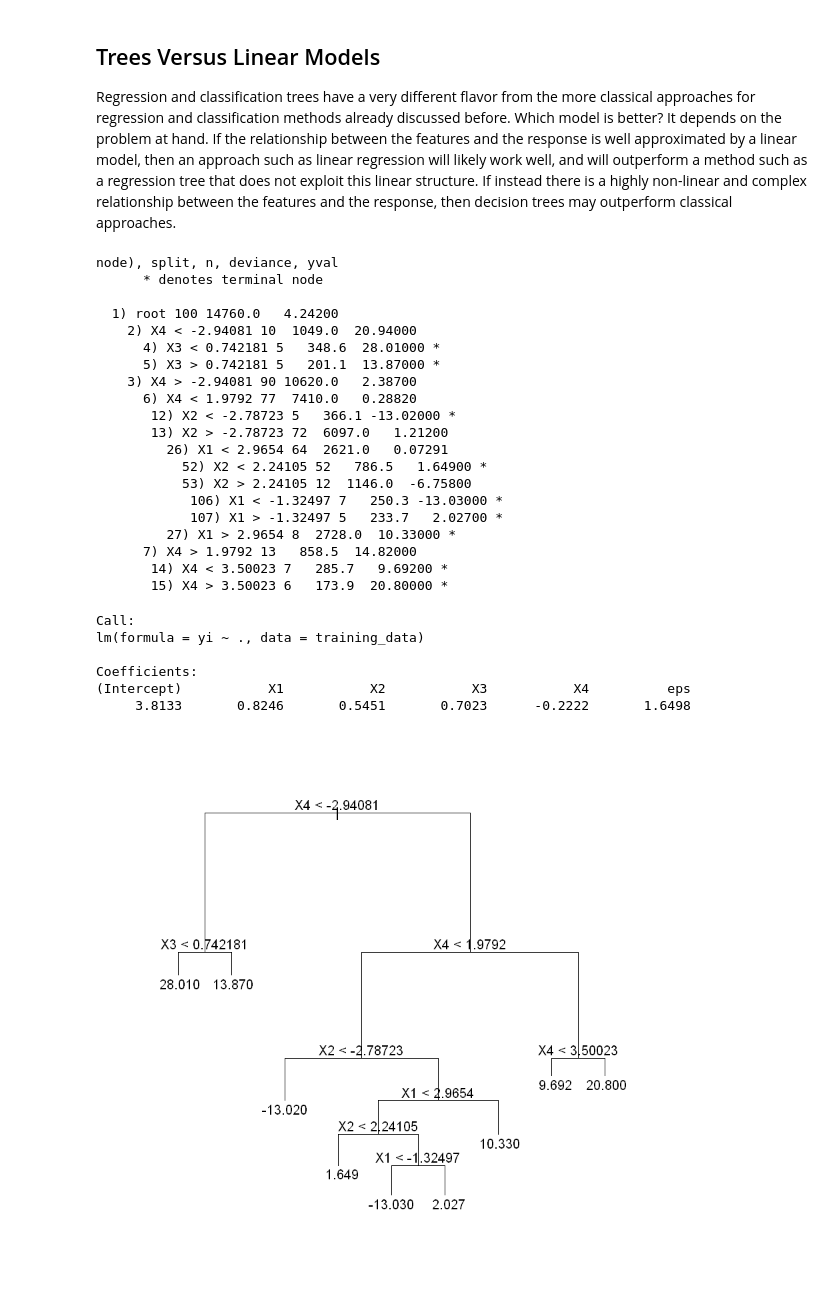
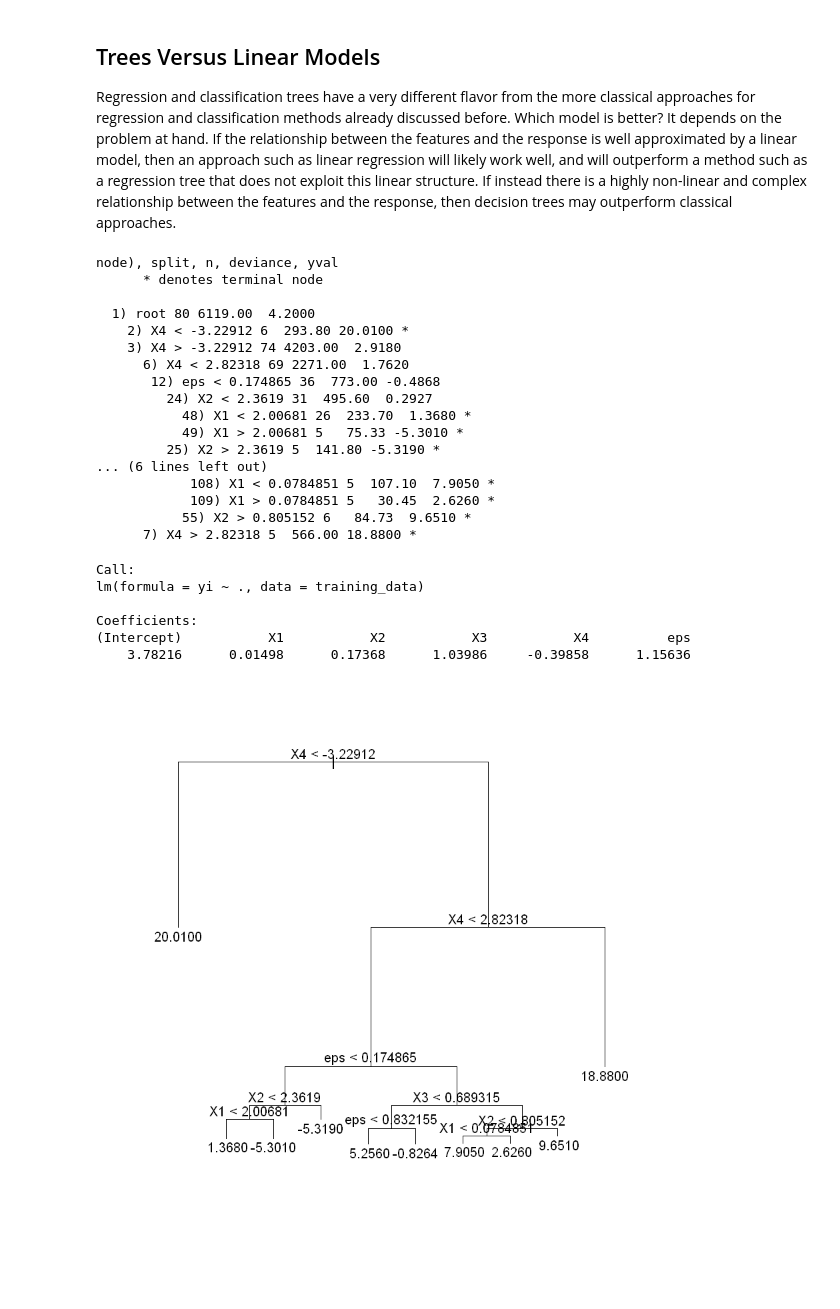
Before and after one commit to jstolt3/PS6-Group-14, a Jupyter notebook: ps7-2.ipynb, the cells around one changed output. Saved outputs shown, nothing was run; the diff lists cells and outputs as text; code cells hidden in the pictures; blank space fills up the shorter version.

```diff
--- a/ps7-2.ipynb
+++ b/ps7-2.ipynb
@@ -35,65 +33,62 @@ dgp1 <- function(n){
   X3 <- rnorm(n, m, sd)
   X4 <- rnorm(n, m, sd)
   eps <- rnorm(n, 0 ,1)
-  yi <- 2* X1 * X2 + X3 + ((X4)^2) + eps
+  yi <-  X1 * X2 + X3 + ((X4)^2) + eps
   data <- data.frame("yi" = yi, "X1" = X1, "X2" = X2,"X3" = X3, "X4" = X4, "eps" = eps)
   return(data)
 }
 # %%
 # Fitting a regression tree
 
-n <- 200
+n <- 100
 m <- 0
 sd <- 2
 
 set.seed(122)
 
 data <- dgp1(n)
 
-train = sample(1:nrow(data), nrow(data)/2)
+train = sample(1:nrow(data), nrow(data)*0.8)
 test = - train
 
 training_data = data[train,]
 test_data = data[test,]
 
 train_tree <- tree(yi~., training_data)
 train_tree
 plot(train_tree)
 text(train_tree, pretty=0)
 
 
 # Fitting the linear model
 
 train_lm <- lm(yi~., data = training_data)
 train_lm
 # %% [output]
 node), split, n, deviance, yval
       * denotes terminal node
 
-  1) root 100 14760.0   4.24200
-    2) X4 < -2.94081 10  1049.0  20.94000
-      4) X3 < 0.742181 5   348.6  28.01000 *
-      5) X3 > 0.742181 5   201.1  13.87000 *
-    3) X4 > -2.94081 90 10620.0   2.38700
-      6) X4 < 1.9792 77  7410.0   0.28820
-       12) X2 < -2.78723 5   366.1 -13.02000 *
-       13) X2 > -2.78723 72  6097.0   1.21200
-         26) X1 < 2.9654 64  2621.0   0.07291
-           52) X2 < 2.24105 52   786.5   1.64900 *
-           53) X2 > 2.24105 12  1146.0  -6.75800
-            106) X1 < -1.32497 7   250.3 -13.03000 *
-            107) X1 > -1.32497 5   233.7   2.02700 *
-         27) X1 > 2.9654 8  2728.0  10.33000 *
-      7) X4 > 1.9792 13   858.5  14.82000
-       14) X4 < 3.50023 7   285.7   9.69200 *
-       15) X4 > 3.50023 6   173.9  20.80000 *
+  1) root 80 6119.00  4.2000
+    2) X4 < -3.22912 6  293.80 20.0100 *
+    3) X4 > -3.22912 74 4203.00  2.9180
+      6) X4 < 2.82318 69 2271.00  1.7620
+       12) eps < 0.174865 36  773.00 -0.4868
+         24) X2 < 2.3619 31  495.60  0.2927
+           48) X1 < 2.00681 26  233.70  1.3680 *
+           49) X1 > 2.00681 5   75.33 -5.3010 *
+         25) X2 > 2.3619 5  141.80 -5.3190 *
+... (6 lines left out)
+            108) X1 < 0.0784851 5  107.10  7.9050 *
+            109) X1 > 0.0784851 5   30.45  2.6260 *
+           55) X2 > 0.805152 6   84.73  9.6510 *
+      7) X4 > 2.82318 5  566.00 18.8800 *
 Call:
 lm(formula = yi ~ ., data = training_data)
 
 Coefficients:
 (Intercept)           X1           X2           X3           X4          eps
-     3.8133       0.8246       0.5451       0.7023      -0.2222       1.6498
+    3.78216      0.01498      0.17368      1.03986     -0.39858      1.15636
-[figure, old version]
+[figure, new version]
 # %%
 # Predicting the new data with the test data partion
 
```
Also changed, not shown: parts of 4 cells of this notebook.
